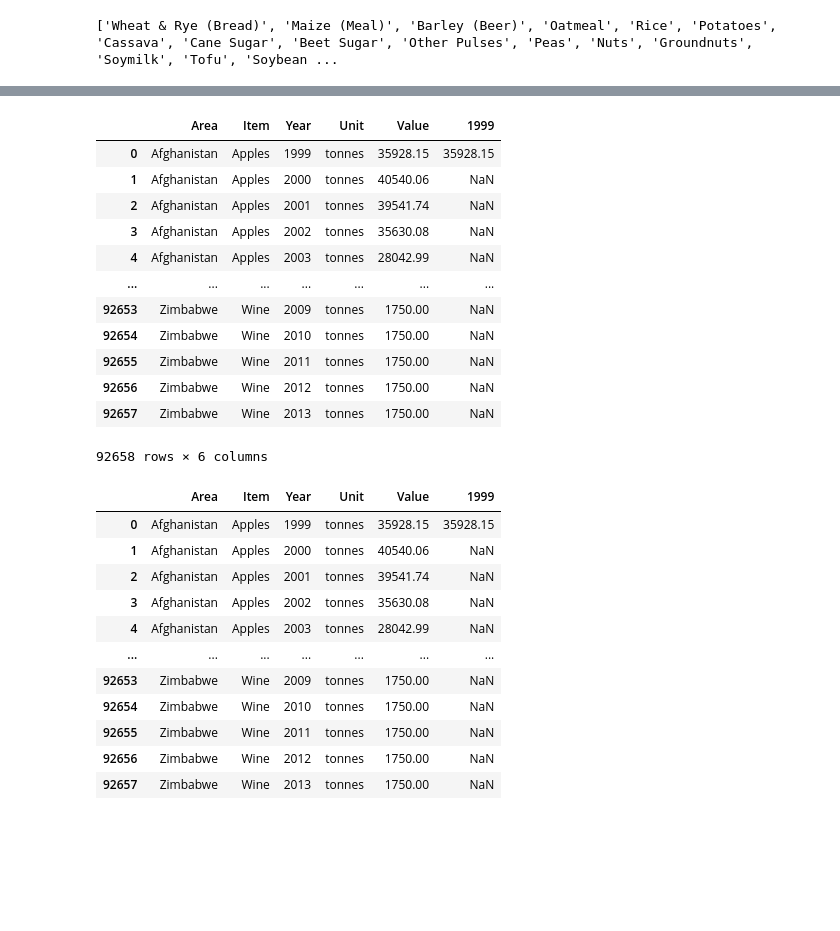
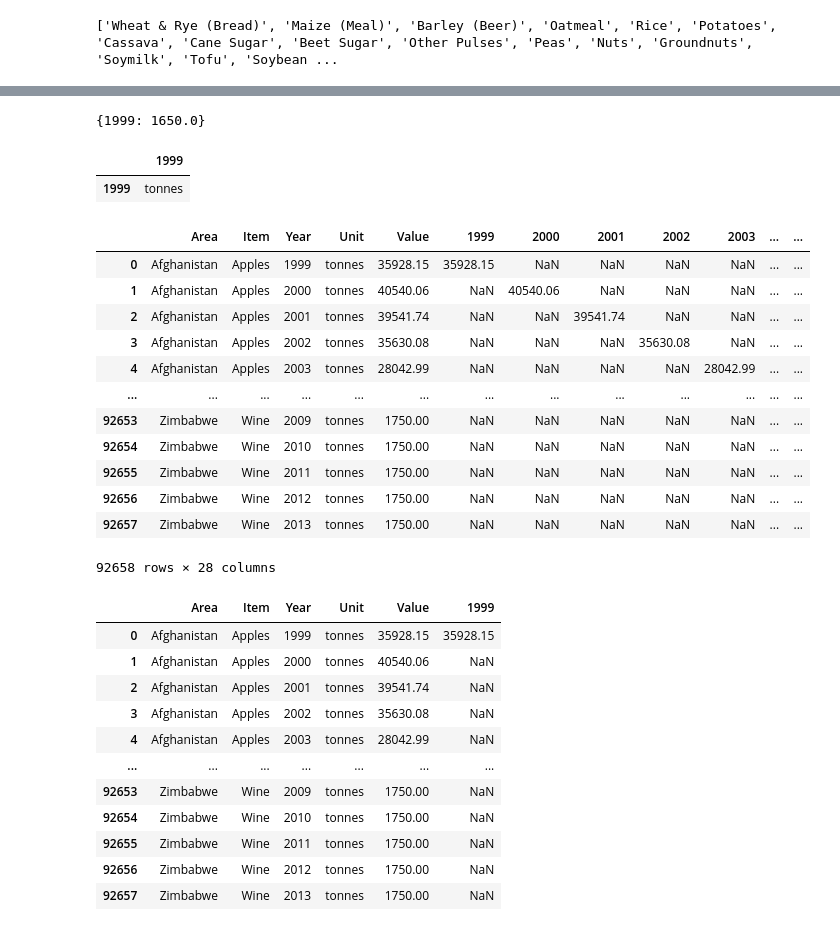
Before and after one commit to imalanz/Food_Emissions, a Jupyter notebook: data/analysis.ipynb, the cells around one changed output, grey strips where cells are left out. Cells and saved outputs as stored; diff of their text form; code cells hidden in the pictures; blank space fills up the shorter version.

```diff
--- a/data/analysis.ipynb
+++ b/data/analysis.ipynb
@@ -59 +53,3 @@ production.drop(columns=["Domain", "Element"], inplace=True)
+# %%
+production.set_index("indexaño", inplace=True)
 # %%
@@ -67,0 +72,5 @@ dtype: int64
+# %%
+x = {}
+for index, row in production.iterrows():
+    if row[2] == 1999:
+        x[index].append(row[4])
@@ -68,22 +99,15 @@ dtype: int64
+# %%
+_1999 = {index:row[4] for index, row in production.iterrows() if row[2] == 1999}
+# %%
+_1999
+# %% [output]
+{1999: 1650.0}
 # %%
-def adding_yearcolumns (df, year):
-    _1999 = {index:row[4] for index, row in df.iterrows() if row[2] == year}
-    df1999 = pd.DataFrame.from_dict(_1999, orient="index")
-    df1999.rename(columns= {0: 1999}, inplace = True)
-    return pd.concat([df, df1999], axis = 1)
+
+df1999 = pd.DataFrame.from_dict(_1999, orient="index")
+df1999.rename(columns= {0: 1999}, inplace = True)
-# %%
-adding_yearcolumns (production, 1999)
-# %% [output]
-|  | Area | Item | Year | Unit | Value | 1999 |
-| 0 | Afghanistan | Apples | 1999 | tonnes | 35928.15 | 35928.15 |
-| 1 | Afghanistan | Apples | 2000 | tonnes | 40540.06 | NaN |
-| 2 | Afghanistan | Apples | 2001 | tonnes | 39541.74 | NaN |
-| 3 | Afghanistan | Apples | 2002 | tonnes | 35630.08 | NaN |
-| 4 | Afghanistan | Apples | 2003 | tonnes | 28042.99 | NaN |
-| ... | ... | ... | ... | ... | ... | ... |
-| 92653 | Zimbabwe | Wine | 2009 | tonnes | 1750.00 | NaN |
-| 92654 | Zimbabwe | Wine | 2010 | tonnes | 1750.00 | NaN |
-| 92655 | Zimbabwe | Wine | 2011 | tonnes | 1750.00 | NaN |
-| 92656 | Zimbabwe | Wine | 2012 | tonnes | 1750.00 | NaN |
-| 92657 | Zimbabwe | Wine | 2013 | tonnes | 1750.00 | NaN |
-92658 rows × 6 columns
+# %%
+df1999
+# %% [output]
+|  | 1999 |
+| 1999 | tonnes |
@@ -90,3 +210,19 @@ adding_yearcolumns (production, 1999)
+# %%
+production = adding_yearcolumns (production)
+# %% [output]
+|  | Area | Item | Year | Unit | Value | 1999 | 2000 | 2001 | 2002 | 2003 | ... | ... |
+| 0 | Afghanistan | Apples | 1999 | tonnes | 35928.15 | 35928.15 | NaN | NaN | NaN | NaN | ... | ... |
+| 1 | Afghanistan | Apples | 2000 | tonnes | 40540.06 | NaN | 40540.06 | NaN | NaN | NaN | ... | ... |
+| 2 | Afghanistan | Apples | 2001 | tonnes | 39541.74 | NaN | NaN | 39541.74 | NaN | NaN | ... | ... |
+| 3 | Afghanistan | Apples | 2002 | tonnes | 35630.08 | NaN | NaN | NaN | 35630.08 | NaN | ... | ... |
+| 4 | Afghanistan | Apples | 2003 | tonnes | 28042.99 | NaN | NaN | NaN | NaN | 28042.99 | ... | ... |
+| ... | ... | ... | ... | ... | ... | ... | ... | ... | ... | ... | ... | ... |
+| 92653 | Zimbabwe | Wine | 2009 | tonnes | 1750.00 | NaN | NaN | NaN | NaN | NaN | ... | ... |
+| 92654 | Zimbabwe | Wine | 2010 | tonnes | 1750.00 | NaN | NaN | NaN | NaN | NaN | ... | ... |
+| 92655 | Zimbabwe | Wine | 2011 | tonnes | 1750.00 | NaN | NaN | NaN | NaN | NaN | ... | ... |
+| 92656 | Zimbabwe | Wine | 2012 | tonnes | 1750.00 | NaN | NaN | NaN | NaN | NaN | ... | ... |
+| 92657 | Zimbabwe | Wine | 2013 | tonnes | 1750.00 | NaN | NaN | NaN | NaN | NaN | ... | ... |
+92658 rows × 28 columns
 # %%
 _1999 = {index:row[4] for index, row in production.iterrows() if row[2] == 1999}
 # %%
```
Also changed, not shown: parts of 9 cells of this notebook, 1 other file.
